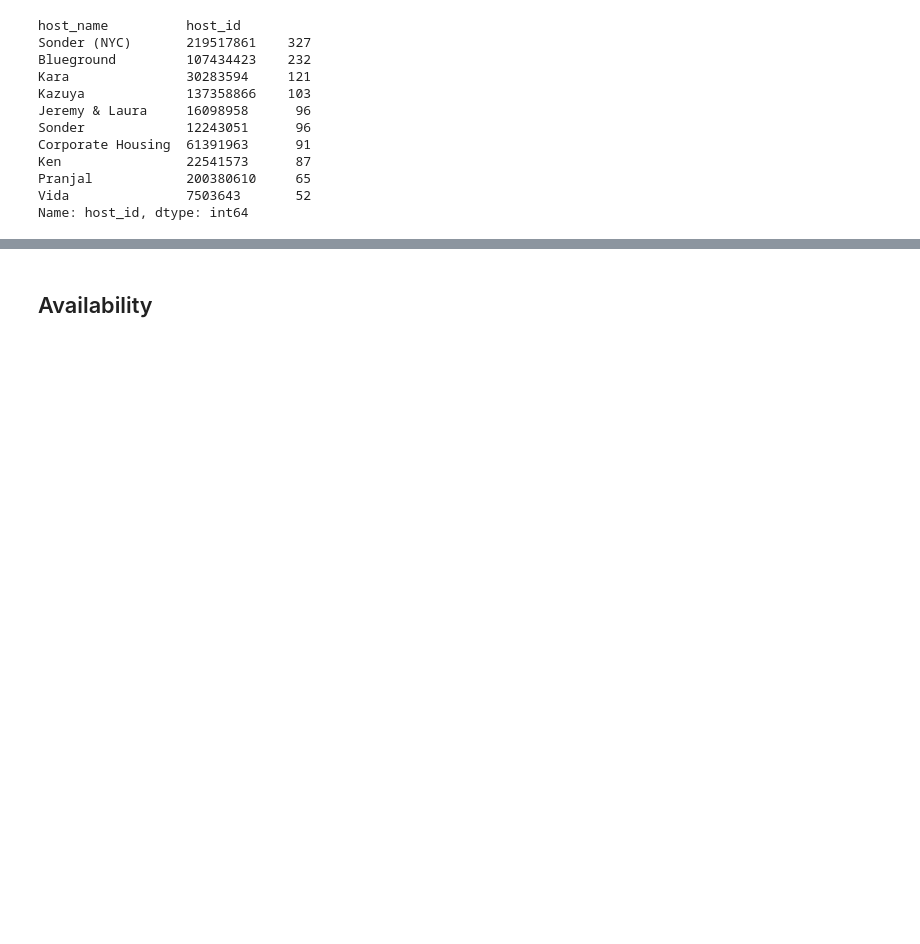
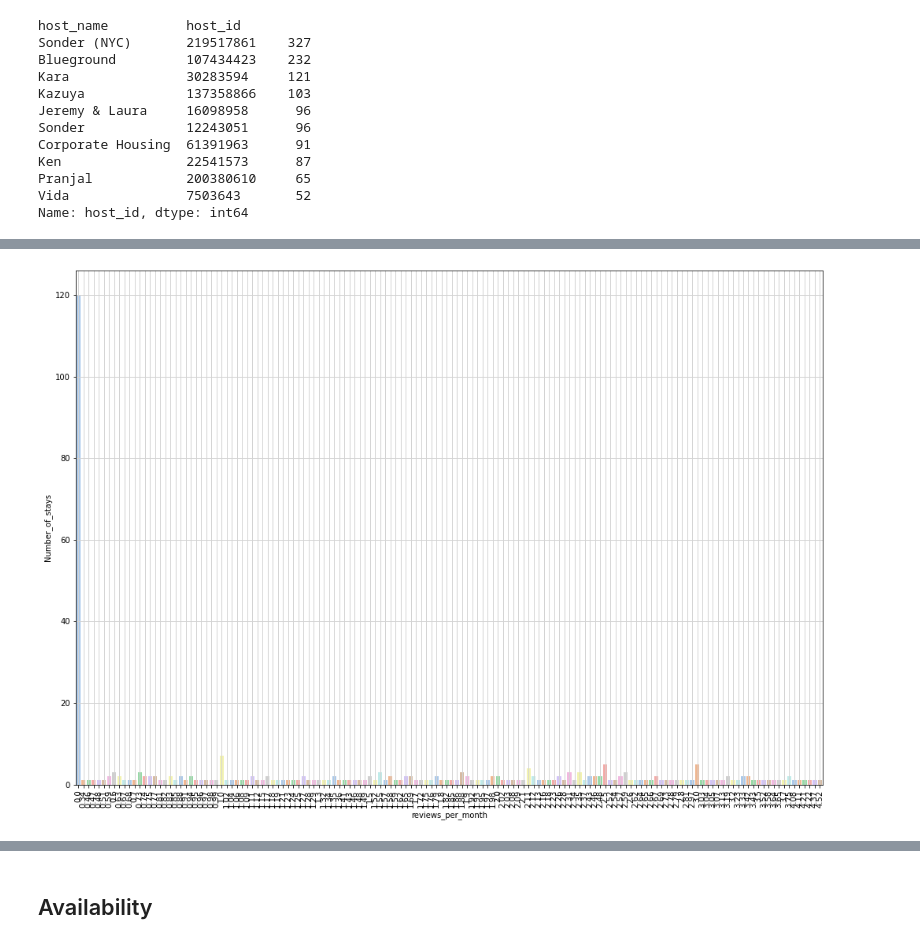
Before and after one commit to mgbhat97/Airbnb-Booking-EDA, a Jupyter notebook: Airbnb_Bookings_Analysis_Capstone_Project.ipynb, the cells around one changed output, grey strips where cells are left out. Drawn from its saved outputs; the diff is of its cells as text; code cells hidden in the pictures; blank space fills up the shorter version.

```diff
--- a/Airbnb_Bookings_Analysis_Capstone_Project.ipynb
+++ b/Airbnb_Bookings_Analysis_Capstone_Project.ipynb
@@ -306,3 +321,10 @@ Ken                22541573      87
 Pranjal            200380610     65
 Vida               7503643       52
 Name: host_id, dtype: int64
+# %%
+# host listings vs review per month
+new_df = airbnb_df[airbnb_df['host_id'] == 219517861]
+# %%
+exp_df= new_df.groupby('reviews_per_month')['name'].count().reset_index()
+# %%
+f_df=exp_df.rename(columns={'name':'Number_of_stays'})
@@ -308,0 +347,10 @@ Name: host_id, dtype: int64
+# %%
+# plot of Sonder listings
+plt.figure(figsize=(17,12))
+ax = sns.barplot(x="reviews_per_month", y="Number_of_stays", data=f_df, palette=sns.color_palette("pastel", 10))
+plt.xticks(rotation='vertical')
+ax.grid(b=True, which='major', color='#d3d3d3', linewidth=1.0)
+ax.grid(b=True, which='minor', color='#d3d3d3', linewidth=0.5)
+plt.show()
+# %% [output]
+[figure, added]
```
Also changed, not shown: parts of 72 cells of this notebook.
